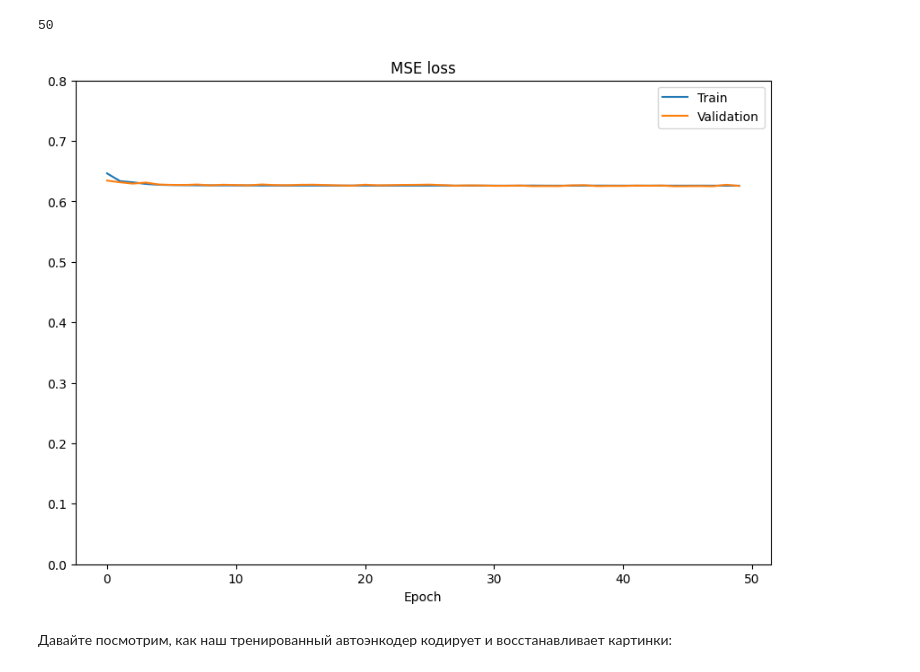
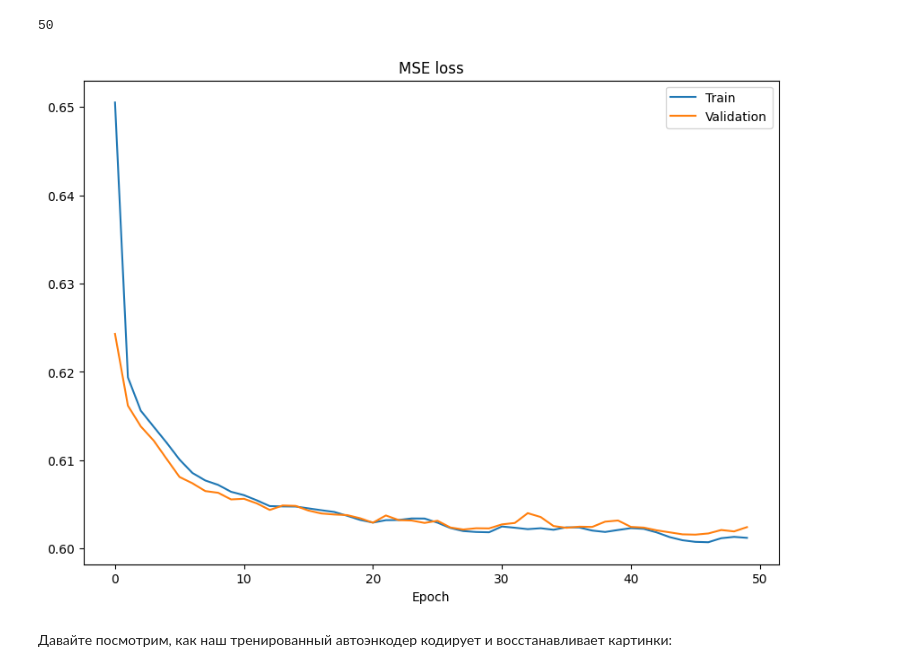
Before and after one commit to DeckardNine/DeckardNine, a Jupyter notebook: week_10_AE_VAE/Homework/hw_7_autoencoders.ipynb, the cells around one changed output. Cells and saved outputs as stored; diff of their text form; code cells hidden in the pictures.

```diff
--- a/week_10_AE_VAE/Homework/hw_7_autoencoders.ipynb
+++ b/week_10_AE_VAE/Homework/hw_7_autoencoders.ipynb
@@ -221,8 +249,8 @@ n_epochs = 50
 device = 'cuda:0' if torch.cuda.is_available() else 'cpu'
 
 model = Autoencoder().to(device)
-optimizer = torch.optim.Adam(model.parameters(), lr=0.01)
-loss_fn = nn.BCELoss()
+optimizer = torch.optim.Adam(model.parameters(), lr=0.001)
+loss_fn = nn.BCELoss() #reduction='mean'
 train_losses = []
 val_losses = []
 
@@ -258,15 +286,15 @@ len(train_losses)
 # %%
 plt.figure(figsize=(10, 7))
 plt.plot(np.arange(len(train_losses)), train_losses, label='Train')
 plt.plot(np.arange(len(val_losses)), val_losses, label='Validation')
 
-plt.ylim(0, 0.8)
+plt.ylim()
 plt.xlabel('Epoch')
 plt.title('MSE loss')
 plt.legend()
 plt.show()
 # %% [output]
-[figure, old version]
+[figure, new version]
 # %% [markdown]
 Давайте посмотрим, как наш тренированный автоэнкодер кодирует и восстанавливает картинки:
 # %%
```
Also changed, not shown: parts of 23 cells of this notebook.
